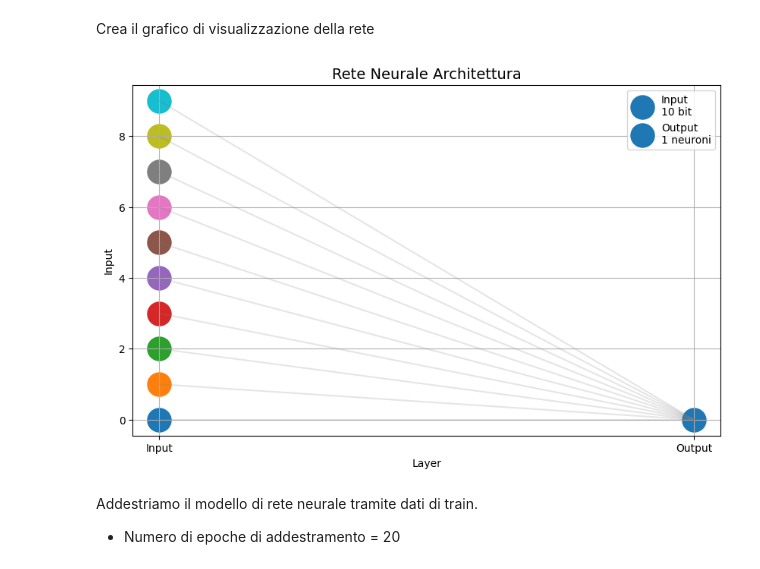
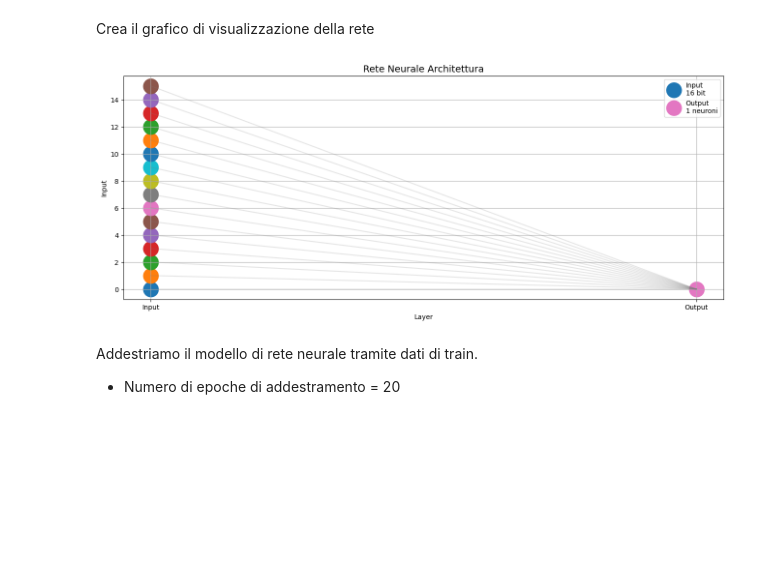
Before and after one commit to campionl/dl, a Jupyter notebook: neurale_paridispari.ipynb, the cells around one changed output. Saved outputs shown, nothing was run; the diff lists cells and outputs as text; code cells hidden in the pictures; blank space fills up the shorter version.

```diff
--- a/neurale_paridispari.ipynb
+++ b/neurale_paridispari.ipynb
@@ -35,7 +35,7 @@ Crea il modello di **rete neurale**
 - ottimizzatore = algoritmo Adam
 # %%
 model = Sequential()
-model.add(Dense(1, input_dim=10, activation='sigmoid'))  # Output: 0-1 (pari-dispari)
+model.add(Dense(1, input_dim=16, activation='sigmoid'))  # Output: 0-1 (pari-dispari)
 
 model.compile(loss='binary_crossentropy',
               optimizer='adam',
@@ -47,38 +47,38 @@ def plot_ann(model):
     layers = [layer.units for layer in model.layers if hasattr(layer, 'units')]
     layers.insert(0, model.input_shape[1])  # Aggiunge l'input
 
-    plt.figure(figsize=(10, 6))
+    plt.figure(figsize=(16, 6))
     for i, units in enumerate(layers):
         layer_name = f'Layer {i}'
         if i == 0:
             layer_name = 'Input'
         elif i == len(layers) - 1:
             layer_name = 'Output'
 
         # Disegna i neuroni
         for j in range(units):
           if i == 0:
             plt.scatter(i, j, s=500, label=f'{layer_name}\n{units} bit' if j == 0 else "")
           else:
             plt.scatter(i, j, s=500, label=f'{layer_name}\n{units} neuroni' if j == 0 else "")
 
     # Collegamenti tra neuroni (semplificato)
     for i in range(len(layers) - 1):
         for j in range(layers[i]):
             for k in range(layers[i + 1]):
                 plt.plot([i, i + 1], [j, k], 'gray', alpha=0.2)
 
     plt.title("Rete Neurale Architettura", fontsize=14)
     plt.xlabel("Layer")
     plt.ylabel("Input")
     plt.xticks(range(len(layers)), ['Input'] + [f'Hidden {i}' for i in range(1, len(layers)-1)] + ['Output'])
     plt.grid(True)
     plt.legend()
     plt.show()
 
 plot_ann(model)
 # %% [output]
-[figure, old version]
+[figure, new version]
 # %% [markdown]
 Addestriamo il modello di rete neurale tramite dati di train.
 - Numero di epoche di addestramento = 20
```
Also changed, not shown: parts of 6 cells of this notebook.
